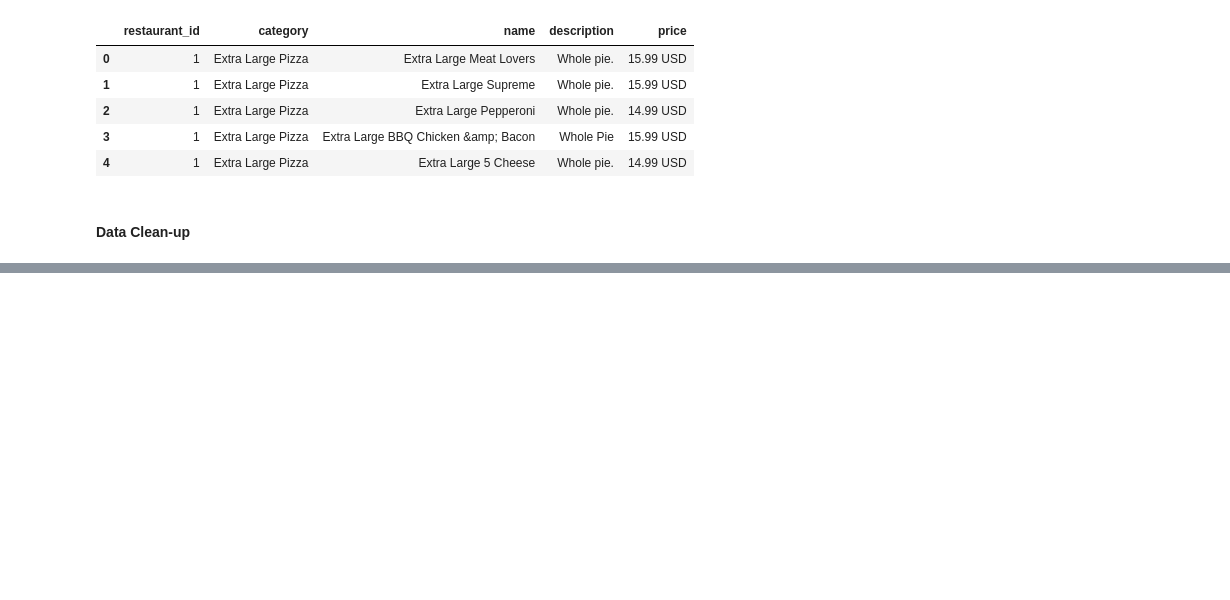
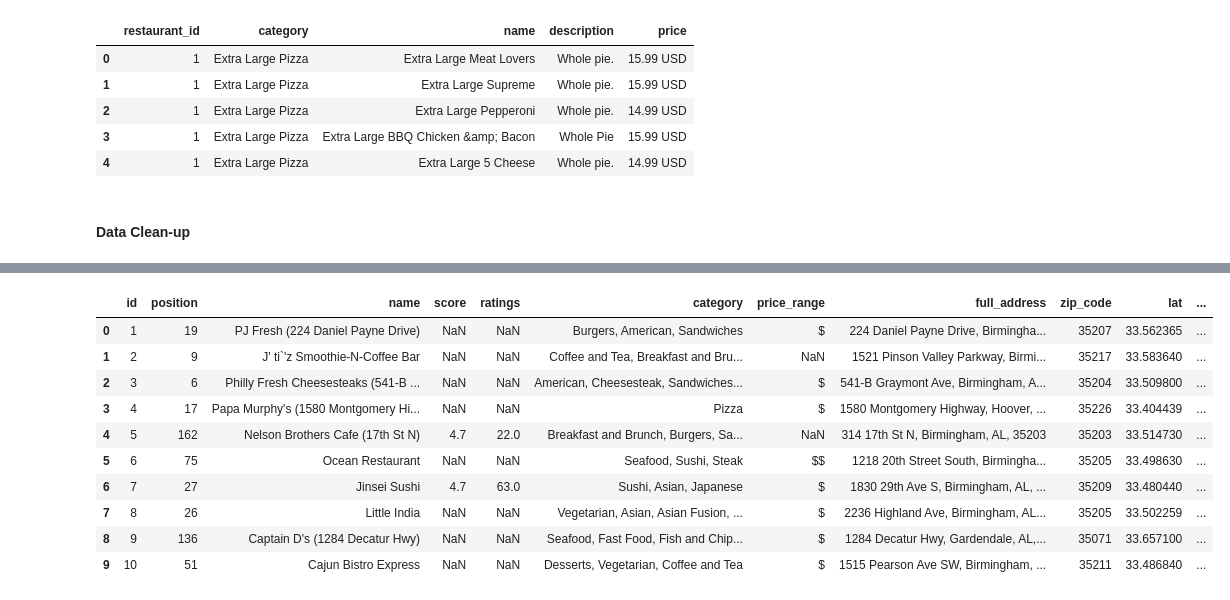
Before and after one commit to skgag1216/Project-2, a Jupyter notebook: Uber_Eats_Restaurants.ipynb, the cells around one changed output, grey strips where cells are left out. Drawn from its saved outputs; the diff is of its cells as text; code cells hidden in the pictures; blank space fills up the shorter version.

```diff
--- a/Uber_Eats_Restaurants.ipynb
+++ b/Uber_Eats_Restaurants.ipynb
@@ -38,3 +69,18 @@ menu_data.head()
+# %%
+restaurant_df = restaurant_data.copy()
+restaurant_df.head(10)
+# %% [output]
+|  | id | position | name | score | ratings | category | price_range | full_address | zip_code | lat | ... |
+| 0 | 1 | 19 | PJ Fresh (224 Daniel Payne Drive) | NaN | NaN | Burgers, American, Sandwiches | $ | 224 Daniel Payne Drive, Birmingha... | 35207 | 33.562365 | ... |
+| 1 | 2 | 9 | J' ti`'z Smoothie-N-Coffee Bar | NaN | NaN | Coffee and Tea, Breakfast and Bru... | NaN | 1521 Pinson Valley Parkway, Birmi... | 35217 | 33.583640 | ... |
+| 2 | 3 | 6 | Philly Fresh Cheesesteaks (541-B ... | NaN | NaN | American, Cheesesteak, Sandwiches... | $ | 541-B Graymont Ave, Birmingham, A... | 35204 | 33.509800 | ... |
+| 3 | 4 | 17 | Papa Murphy's (1580 Montgomery Hi... | NaN | NaN | Pizza | $ | 1580 Montgomery Highway, Hoover, ... | 35226 | 33.404439 | ... |
+| 4 | 5 | 162 | Nelson Brothers Cafe (17th St N) | 4.7 | 22.0 | Breakfast and Brunch, Burgers, Sa... | NaN | 314 17th St N, Birmingham, AL, 35203 | 35203 | 33.514730 | ... |
+| 5 | 6 | 75 | Ocean Restaurant | NaN | NaN | Seafood, Sushi, Steak | $$ | 1218 20th Street South, Birmingha... | 35205 | 33.498630 | ... |
+| 6 | 7 | 27 | Jinsei Sushi | 4.7 | 63.0 | Sushi, Asian, Japanese | $ | 1830 29th Ave S, Birmingham, AL, ... | 35209 | 33.480440 | ... |
+| 7 | 8 | 26 | Little India | NaN | NaN | Vegetarian, Asian, Asian Fusion, ... | $ | 2236 Highland Ave, Birmingham, AL... | 35205 | 33.502259 | ... |
+| 8 | 9 | 136 | Captain D's (1284 Decatur Hwy) | NaN | NaN | Seafood, Fast Food, Fish and Chip... | $ | 1284 Decatur Hwy, Gardendale, AL,... | 35071 | 33.657100 | ... |
+| 9 | 10 | 51 | Cajun Bistro Express | NaN | NaN | Desserts, Vegetarian, Coffee and Tea | $ | 1515 Pearson Ave SW, Birmingham, ... | 35211 | 33.486840 | ... |
 # %%
 # drop position columnn from restaurant_data
 restaurant_df = restaurant_data.drop(['position'], axis=1)
```
Also changed, not shown: parts of 14 cells of this notebook.
